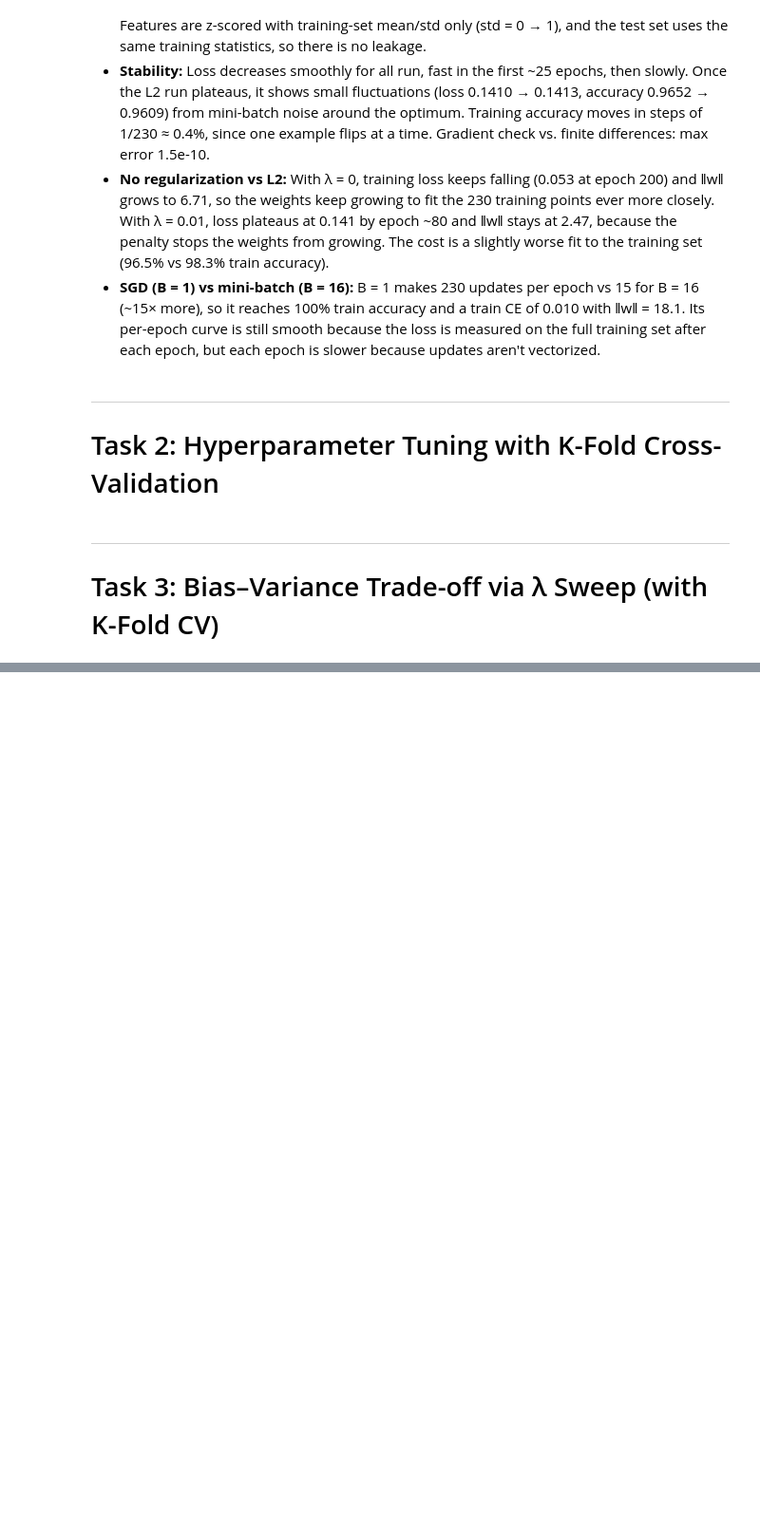
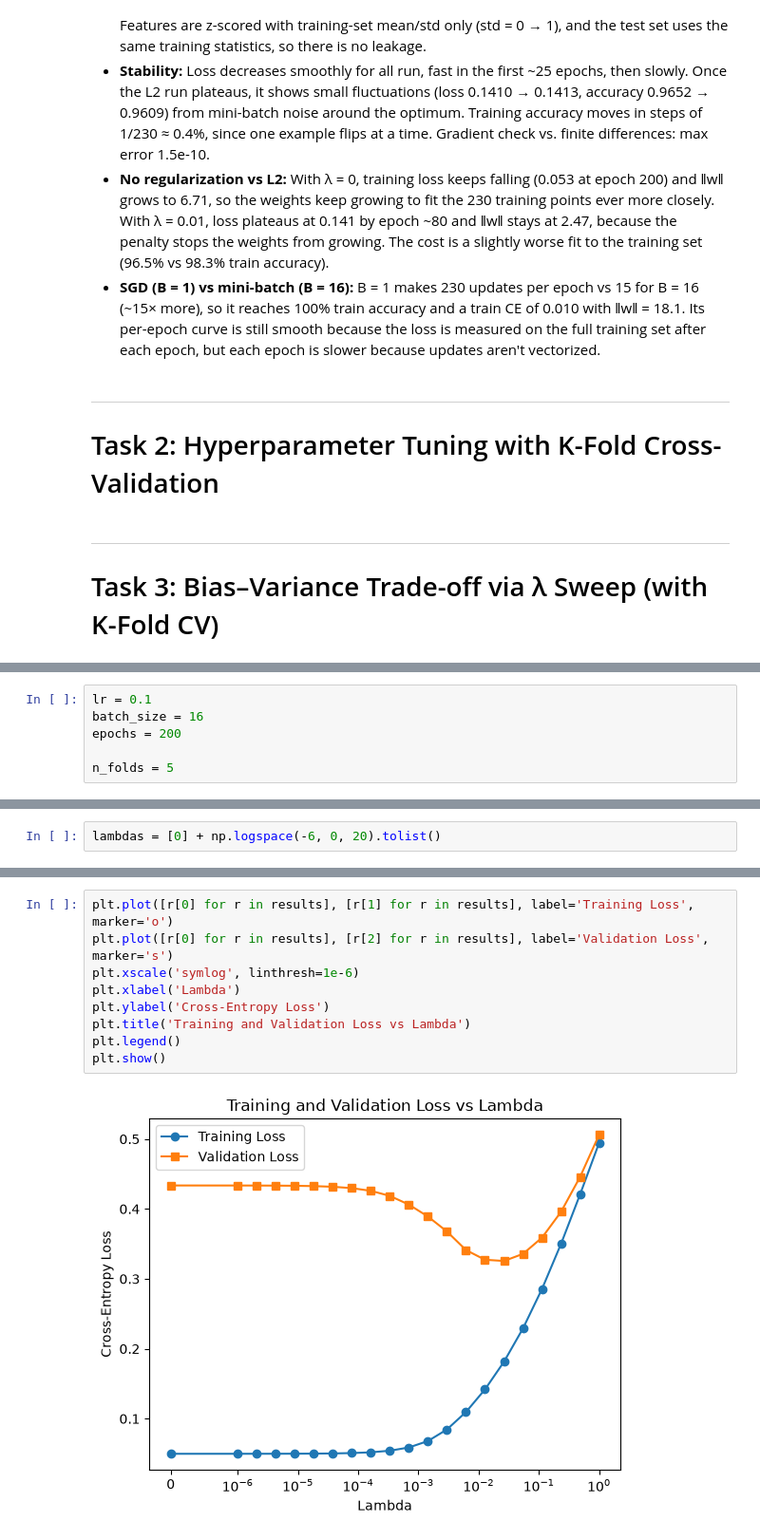
Before and after one commit to mounirammam/COMP551-Group-Project-A2, a Jupyter notebook: MiniProject2.ipynb, the cells around one changed output, grey strips where cells are left out. Shown at 95% size. Cells and saved outputs as stored; diff of their text form; blank space fills up the shorter version.

```diff
--- a/MiniProject2.ipynb
+++ b/MiniProject2.ipynb
@@ -298,0 +303,6 @@ plt.show()
+# %%
+lr = 0.1
+batch_size = 16
+epochs = 200
+
+n_folds = 5
@@ -298,0 +311,2 @@ plt.show()
+# %%
+lambdas = [0] + np.logspace(-6, 0, 20).tolist()
@@ -298,0 +371,11 @@ plt.show()
+# %%
+plt.plot([r[0] for r in results], [r[1] for r in results], label='Training Loss', marker='o')
+plt.plot([r[0] for r in results], [r[2] for r in results], label='Validation Loss', marker='s')
+plt.xscale('symlog', linthresh=1e-6)
+plt.xlabel('Lambda')
+plt.ylabel('Cross-Entropy Loss')
+plt.title('Training and Validation Loss vs Lambda')
+plt.legend()
+plt.show()
+# %% [output]
+[figure, added]
```
Also changed, not shown: parts of 11 cells of this notebook, 1 other file.
